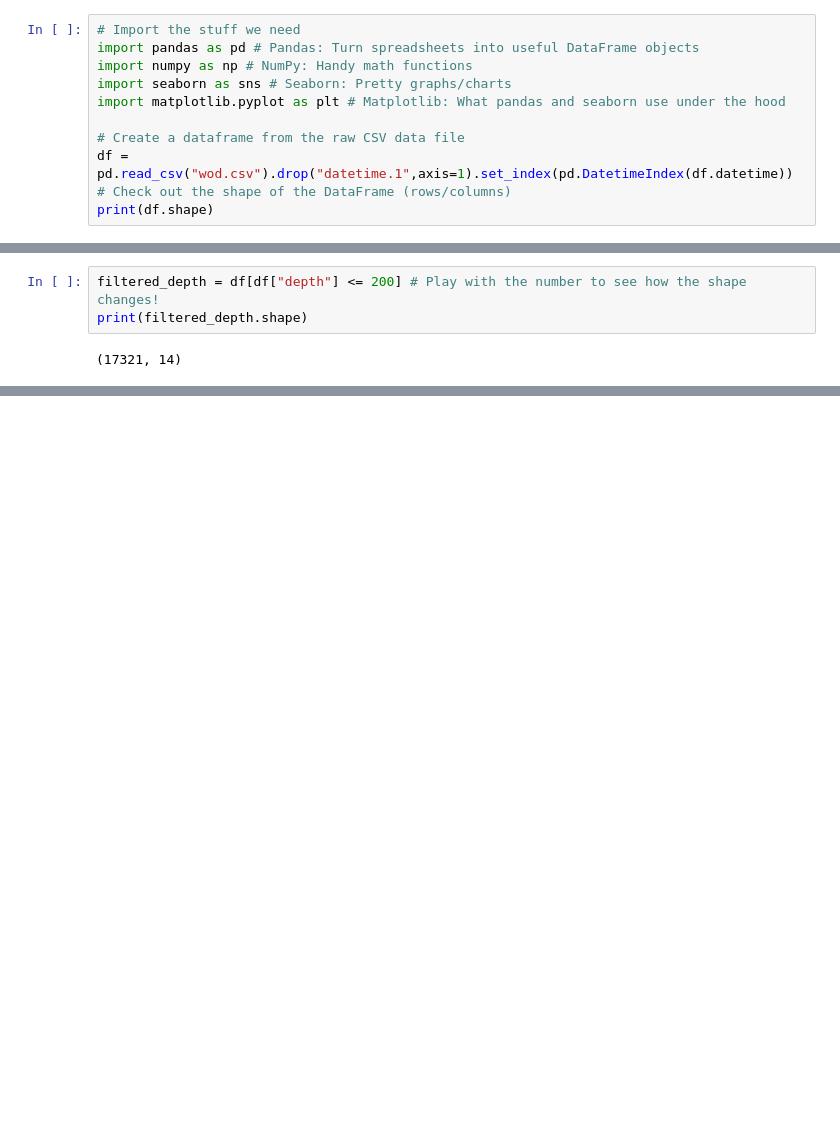
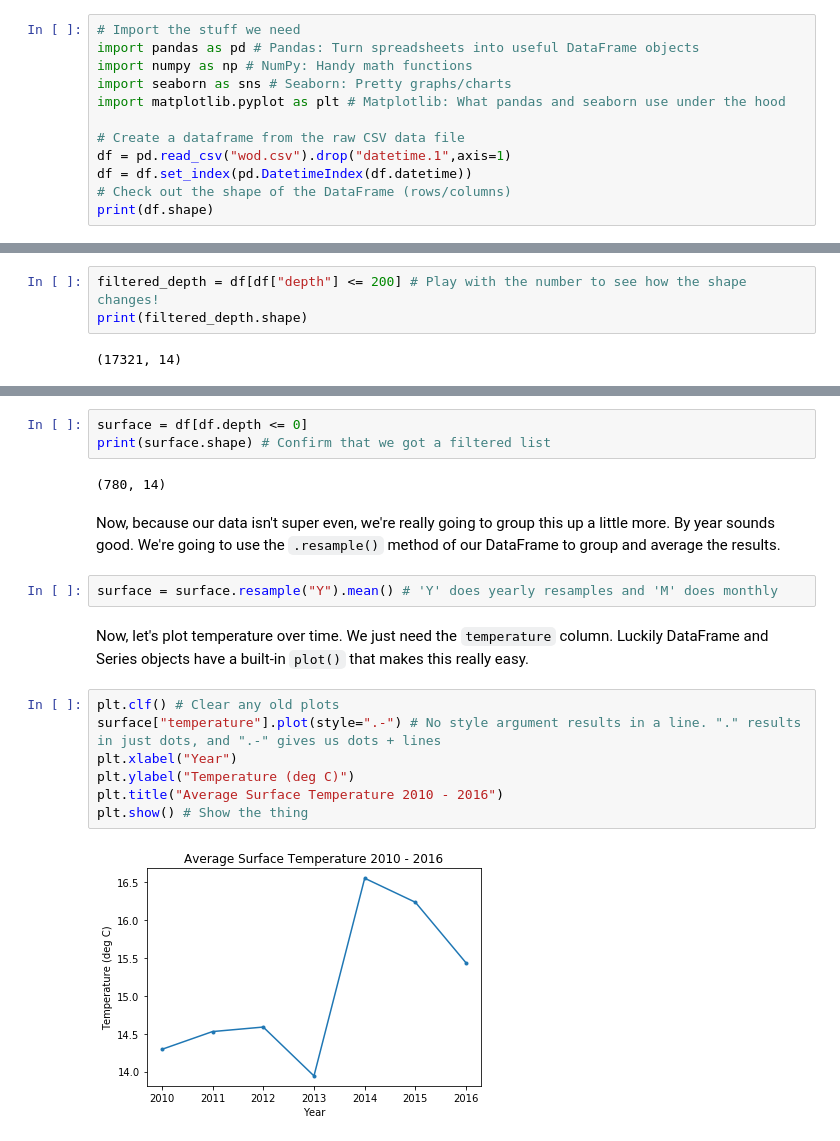
Before and after one commit to mirman-school/dcb-ocean-data, a Jupyter notebook: WOD.ipynb, the cells around one changed output, grey strips where cells are left out. Drawn from its saved outputs; the diff is of its cells as text; blank space fills up the shorter version.

```diff
--- a/WOD.ipynb
+++ b/WOD.ipynb
@@ -14,7 +14,8 @@ import seaborn as sns # Seaborn: Pretty graphs/charts
 import matplotlib.pyplot as plt # Matplotlib: What pandas and seaborn use under the hood
 
 # Create a dataframe from the raw CSV data file
-df = pd.read_csv("wod.csv").drop("datetime.1",axis=1).set_index(pd.DatetimeIndex(df.datetime))
+df = pd.read_csv("wod.csv").drop("datetime.1",axis=1)
+df = df.set_index(pd.DatetimeIndex(df.datetime))
 # Check out the shape of the DataFrame (rows/columns)
 print(df.shape)
 # %% [output]
@@ -169,0 +183,20 @@ print(filtered_depth.shape)
+# %%
+surface = df[df.depth <= 0]
+print(surface.shape) # Confirm that we got a filtered list
+# %% [output]
+(780, 14)
+# %% [markdown]
+Now, because our data isn't super even, we're really going to group this up a little more. By year sounds good. We're going to use the `.resample()` method of our DataFrame to group and average the results.
+# %%
+surface = surface.resample("Y").mean() # 'Y' does yearly resamples and 'M' does monthly
+# %% [markdown]
+Now, let's plot temperature over time. We just need the `temperature` column. Luckily DataFrame and Series objects have a built-in `plot()` that makes this really easy.
+# %%
+plt.clf() # Clear any old plots
+surface["temperature"].plot(style=".-") # No style argument results in a line. "." results in just dots, and ".-" gives us dots + lines
+plt.xlabel("Year")
+plt.ylabel("Temperature (deg C)")
+plt.title("Average Surface Temperature 2010 - 2016")
+plt.show() # Show the thing
+# %% [output]
+[figure, added]
```
Also changed, not shown: parts of 23 cells of this notebook.
